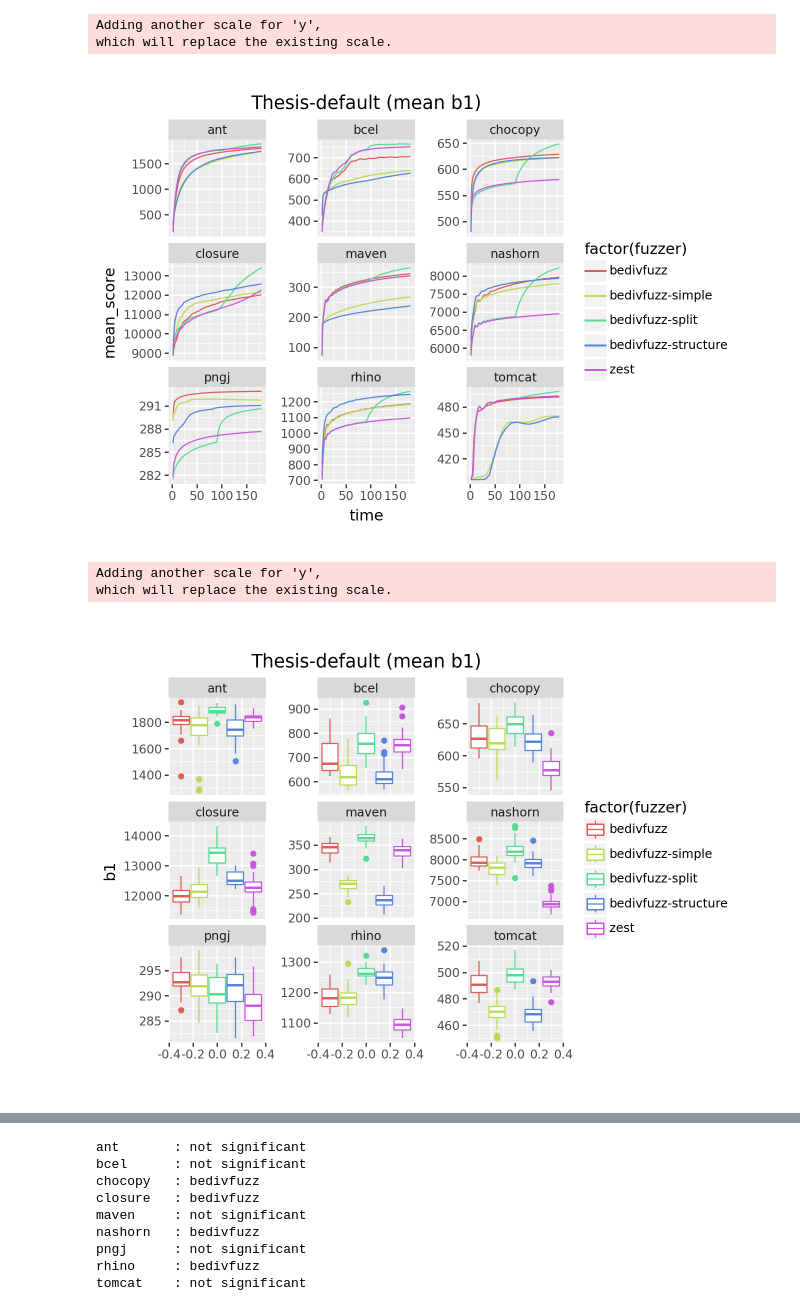
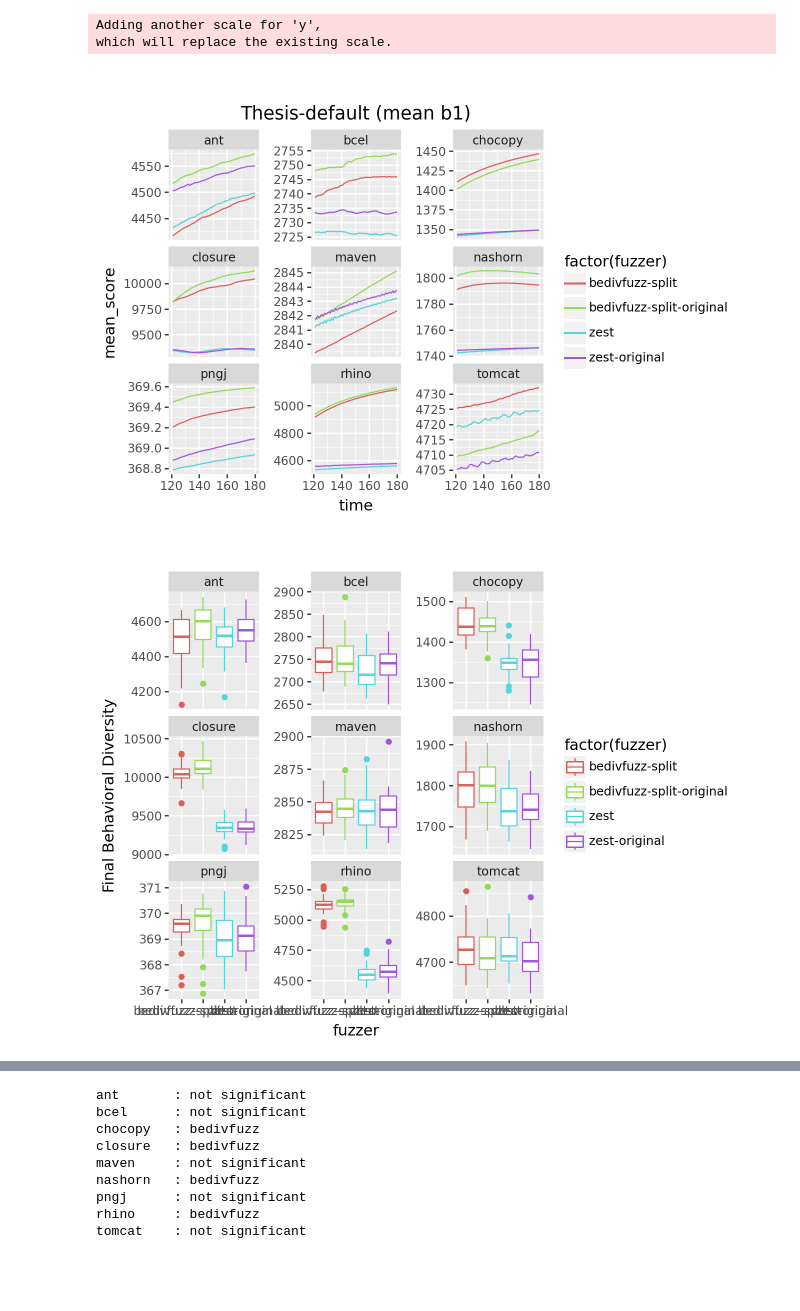
Before and after one commit to hub-se/BeDivFuzz, a Jupyter notebook: scripts/slurm/plot_results.ipynb, the cells around one changed output, grey strips where cells are left out. Saved outputs shown, nothing was run; the diff lists cells and outputs as text; code cells hidden in the pictures; blank space fills up the shorter version.

```diff
--- a/scripts/slurm/plot_results.ipynb
+++ b/scripts/slurm/plot_results.ipynb
@@ -6,7 +6,7 @@ import numpy as np
 import pandas as pd
 from plotnine import *
 # %%
-fuzzers = ['zest', 'bedivfuzz', 'bedivfuzz-split', 'bedivfuzz-simple', 'bedivfuzz-structure']
+fuzzers = ['zest', 'zest-original', 'bedivfuzz-split', 'bedivfuzz-split-original']
 subjects = ['ant', 'bcel', 'chocopy', 'closure', 'maven', 'nashorn', 'pngj', 'rhino', 'tomcat']
 num_trials = 30
 timeout = 180
@@ -17,7 +17,7 @@ def trial_df(experiment_name: str, fuzzer: str, subject: str, trial: int):
         skipinitialspace=True
     )
 
-    if fuzzer == 'bedivfuzz-split':
+    if 'bedivfuzz-split' in fuzzer:
         zest_plot_data = pd.read_csv(
             os.path.join('results', experiment_name , fuzzer, subject, f'trial-{trial}', 'zest-results', 'plot_data'),
             skipinitialspace=True
@@ -54,6 +54,6 @@ def load_results(experiment_name):
     trials = pd.concat(dfs)
     return trials
 # %%
-trials = load_results('eval-bedivfuzz-metrics-semantic')
+trials = load_results('eval-bedivfuzz-split-3h/default')
 # %%
 metric = 'b1'
@@ -63,6 +63,7 @@ mean_score['max_score'] = mean_score['mean_score'] + mean_score['sem']
 # %%
-(ggplot(mean_score.reset_index().query("time > 1"), aes("time", "mean_score", color="factor(fuzzer)", fill="factor(fuzzer)"))
+(ggplot(mean_thesis_default.reset_index().query("time > 120"), aes("time", "mean_score", color="factor(fuzzer)", fill="factor(fuzzer)"))
  + geom_line()
+ #+ geom_ribbon(aes(ymin = "min_score", ymax = "max_score"), alpha = 0.2)
  + facet_wrap("~subject", scales="free_y")
  + theme(aspect_ratio = 1.0)
  + ggtitle(f"Thesis-default (mean {metric})")
@@ -70,15 +71,14 @@ mean_score['max_score'] = mean_score['mean_score'] + mean_score['sem']
 # %% [output]
 Adding another scale for 'y',
 which will replace the existing scale.
-[figure, old version]
+[figure, new version]
 # %%
-(ggplot(trials.query("time == 180"), aes(y="b1", color="factor(fuzzer)"))
+final_scores = trials.loc[trials['time'] == 180]
+
+(ggplot(final_scores, aes("fuzzer", "b1", color="factor(fuzzer)"))
  + geom_boxplot()
  + facet_wrap("~subject", scales="free_y")
- + theme(aspect_ratio = 1.0)
- + ggtitle(f"Thesis-default (mean {metric})")
+ + ylab("Final Behavioral Diversity")
 )
 # %% [output]
-Adding another scale for 'y',
-which will replace the existing scale.
-[figure, old version]
+[figure, new version]
```
Also changed, not shown: parts of 6 cells of this notebook, 34 other files.
